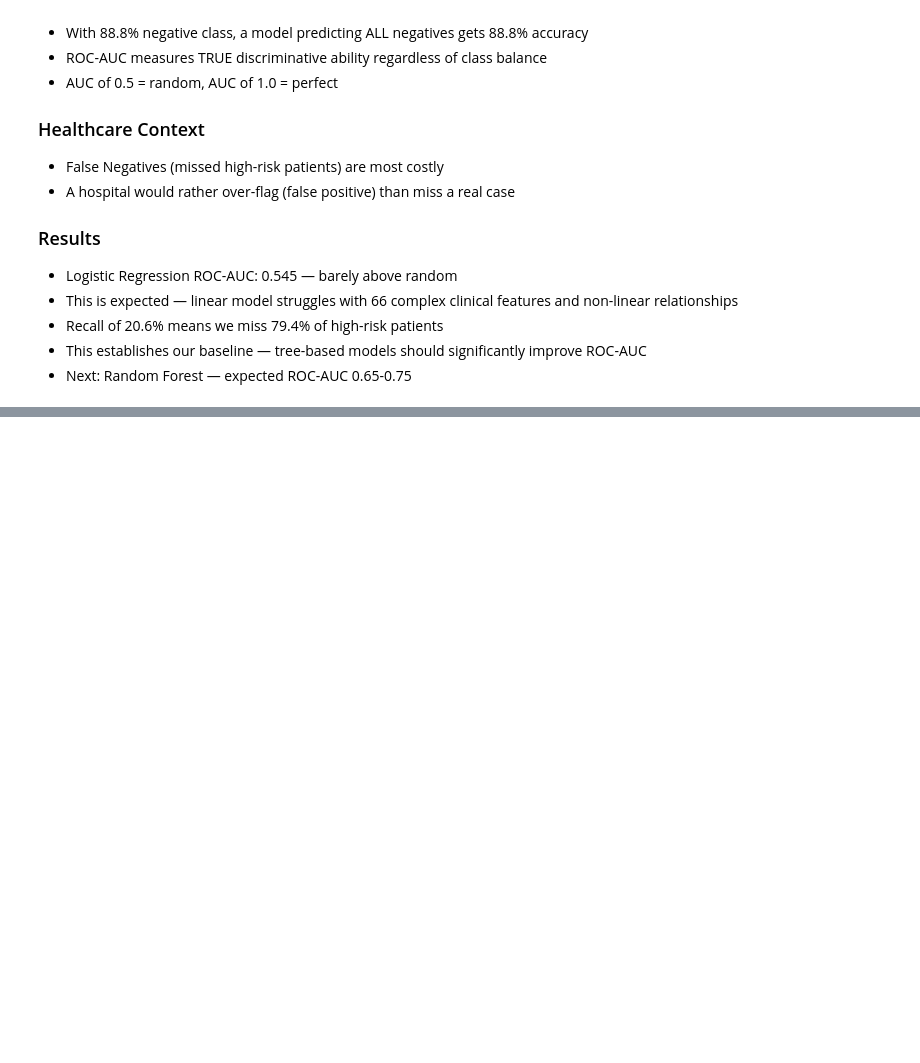
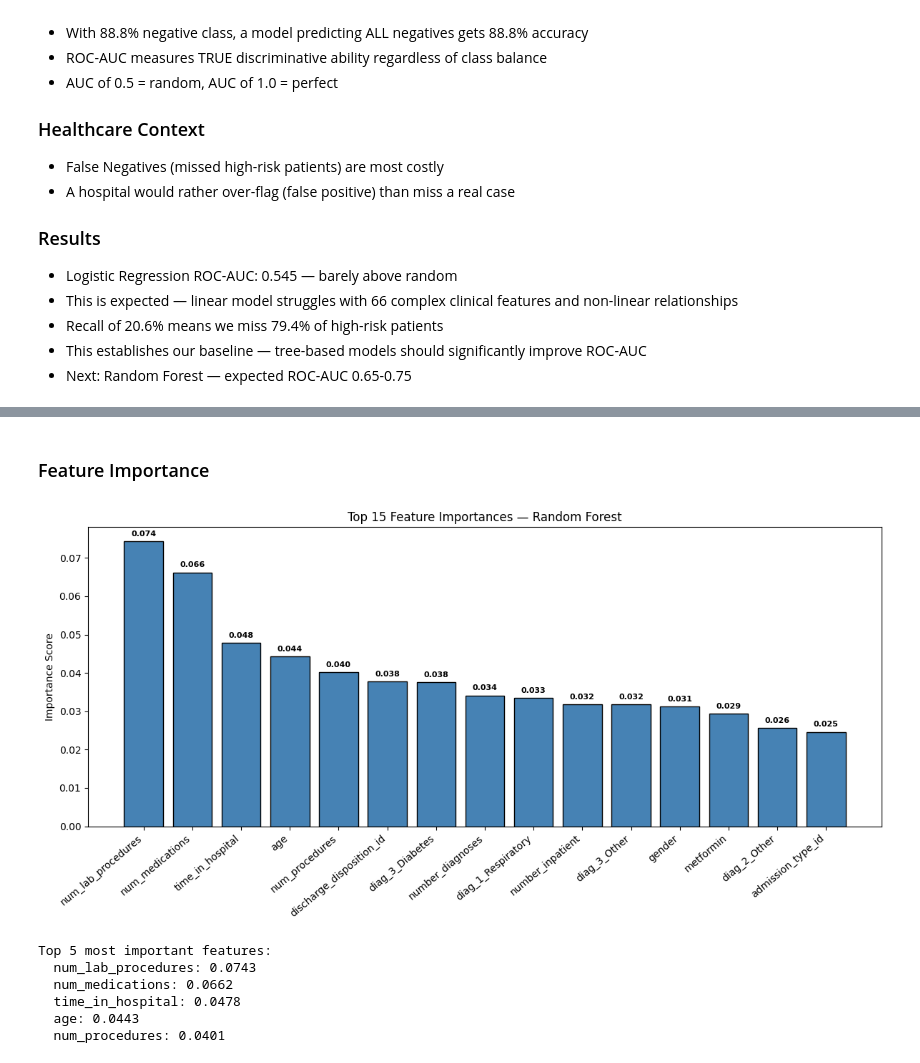
Before and after one commit to areebafarooqui0001/diabetes-readmission-prediction, a Jupyter notebook: 03_Model_Building.ipynb, the cells around one changed output, grey strips where cells are left out. Cells and saved outputs as stored; diff of their text form; code cells hidden in the pictures; blank space fills up the shorter version.

```diff
--- a/03_Model_Building.ipynb
+++ b/03_Model_Building.ipynb
@@ -222,0 +334,39 @@ plt.show()
+# %% [markdown]
+### Feature Importance
+# %%
+feature_names = X.columns.tolist()
+importances = rf.feature_importances_
+indices = np.argsort(importances)[::-1][:15]  # top 15 only
+
+plt.figure(figsize=(12, 6))
+bars = plt.bar(range(15), importances[indices], color="steelblue", edgecolor="black")
+
+for bar, imp in zip(bars, importances[indices]):
+    plt.text(
+        bar.get_x() + bar.get_width() / 2,
+        bar.get_height() + 0.001,
+        f"{imp:.3f}",
+        ha="center",
+        va="bottom",
+        fontsize=8,
+        fontweight="bold",
+    )
+
+plt.xticks(range(15), [feature_names[i] for i in indices], rotation=40, ha="right")
+plt.title("Top 15 Feature Importances — Random Forest")
+plt.ylabel("Importance Score")
+plt.tight_layout()
+plt.savefig("images/feature_importance_rf.png")
+plt.show()
+
+print("\nTop 5 most important features:")
+for i in indices[:5]:
+    print(f"  {feature_names[i]}: {importances[i]:.4f}")
+# %% [output]
+[figure, added]
+Top 5 most important features:
+  num_lab_procedures: 0.0743
+  num_medications: 0.0662
+  time_in_hospital: 0.0478
+  age: 0.0443
+  num_procedures: 0.0401
```
Also changed, not shown: parts of 12 cells of this notebook, 3 other files.
